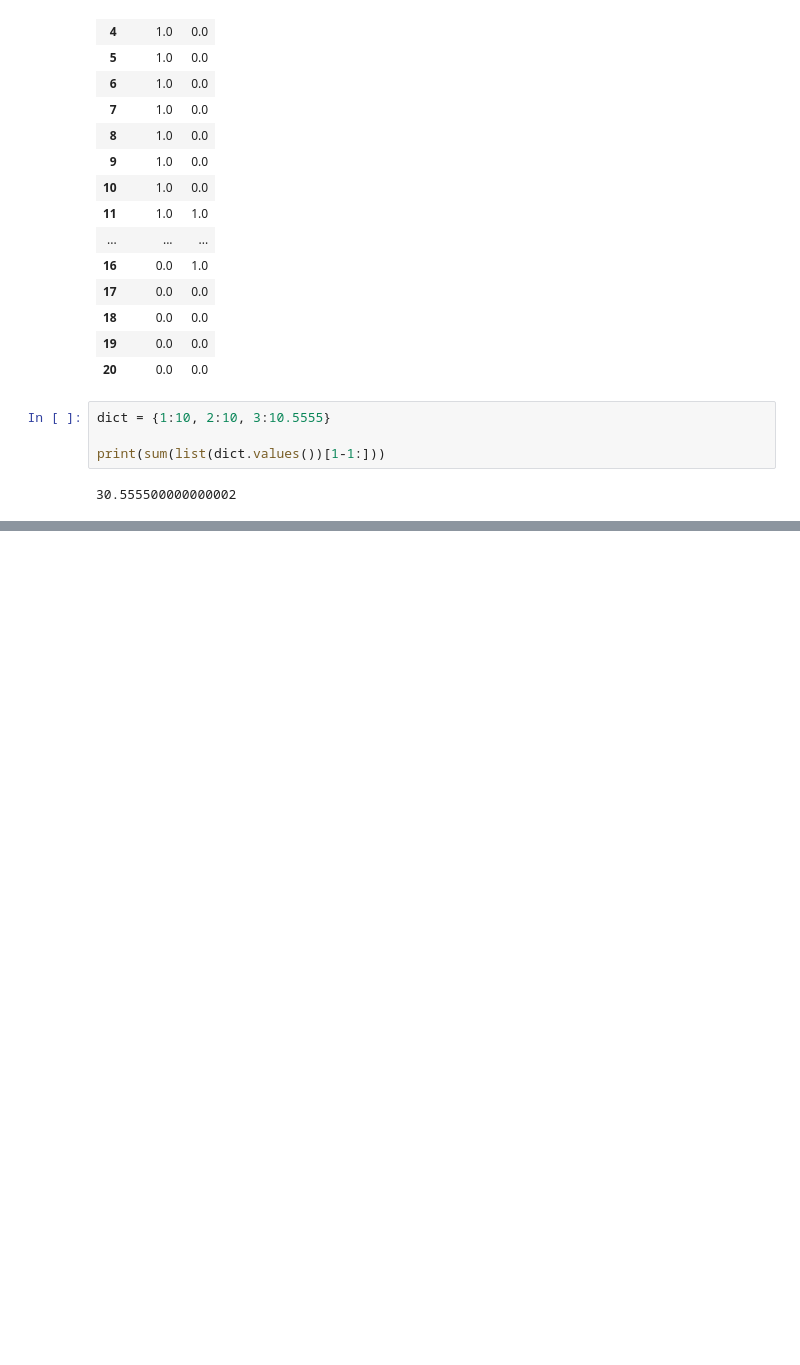
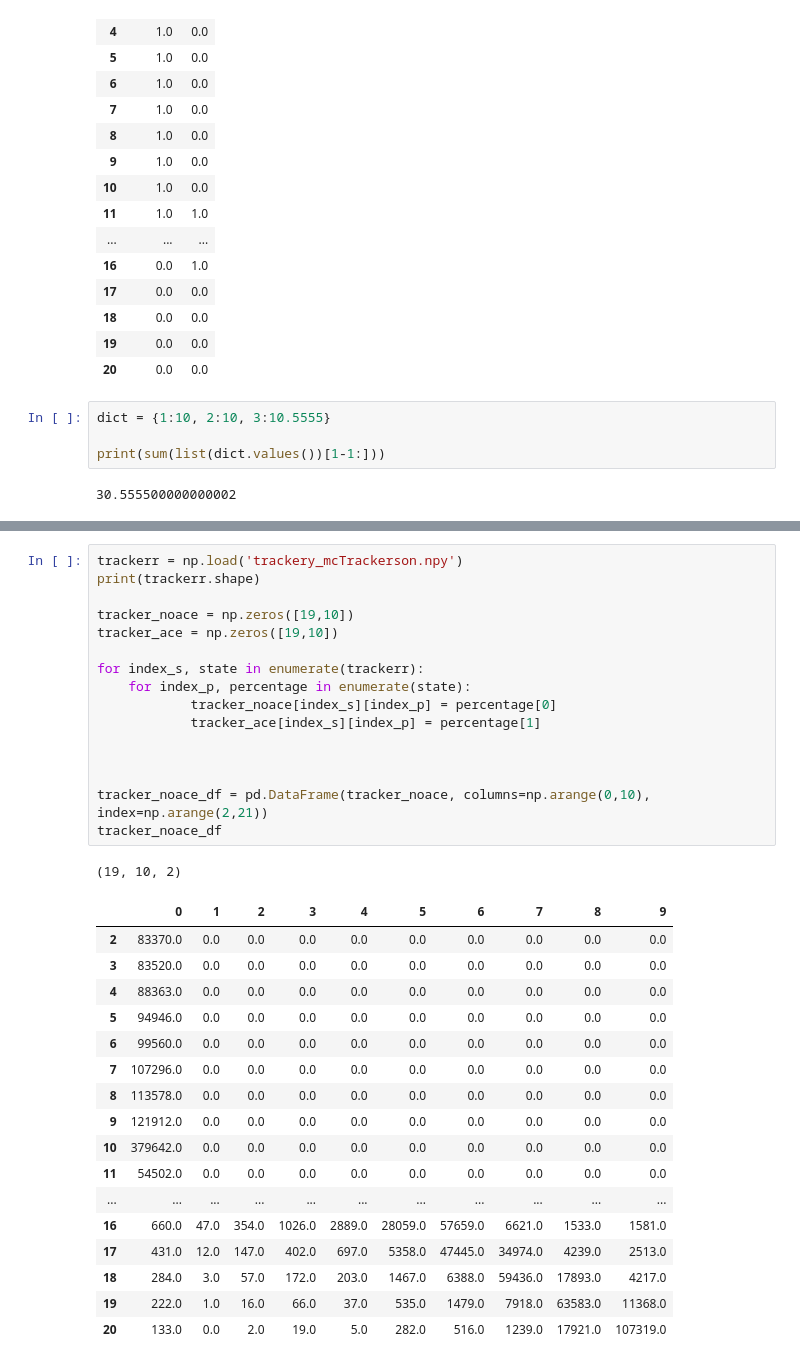
Before and after one commit to michaelgamstonNotts/MLiS_CW2, a Jupyter notebook: Code/visualise_tables.ipynb, the cells around one changed output, grey strips where cells are left out. Cells and saved outputs as stored; diff of their text form; blank space fills up the shorter version.

```diff
--- a/Code/visualise_tables.ipynb
+++ b/Code/visualise_tables.ipynb
@@ -112,0 +205,35 @@ array([[0., 0.],
+# %%
+trackerr = np.load('trackery_mcTrackerson.npy')
+print(trackerr.shape)
+
+tracker_noace = np.zeros([19,10])
+tracker_ace = np.zeros([19,10])
+
+for index_s, state in enumerate(trackerr):
+    for index_p, percentage in enumerate(state):
+            tracker_noace[index_s][index_p] = percentage[0]
+            tracker_ace[index_s][index_p] = percentage[1]
+
+
+
+tracker_noace_df = pd.DataFrame(tracker_noace, columns=np.arange(0,10), index=np.arange(2,21))
+tracker_noace_df
+# %% [output]
+(19, 10, 2)
+|  | 0 | 1 | 2 | 3 | 4 | 5 | 6 | 7 | 8 | 9 |
+| 2 | 83370.0 | 0.0 | 0.0 | 0.0 | 0.0 | 0.0 | 0.0 | 0.0 | 0.0 | 0.0 |
+| 3 | 83520.0 | 0.0 | 0.0 | 0.0 | 0.0 | 0.0 | 0.0 | 0.0 | 0.0 | 0.0 |
+| 4 | 88363.0 | 0.0 | 0.0 | 0.0 | 0.0 | 0.0 | 0.0 | 0.0 | 0.0 | 0.0 |
+| 5 | 94946.0 | 0.0 | 0.0 | 0.0 | 0.0 | 0.0 | 0.0 | 0.0 | 0.0 | 0.0 |
+| 6 | 99560.0 | 0.0 | 0.0 | 0.0 | 0.0 | 0.0 | 0.0 | 0.0 | 0.0 | 0.0 |
+| 7 | 107296.0 | 0.0 | 0.0 | 0.0 | 0.0 | 0.0 | 0.0 | 0.0 | 0.0 | 0.0 |
+| 8 | 113578.0 | 0.0 | 0.0 | 0.0 | 0.0 | 0.0 | 0.0 | 0.0 | 0.0 | 0.0 |
+| 9 | 121912.0 | 0.0 | 0.0 | 0.0 | 0.0 | 0.0 | 0.0 | 0.0 | 0.0 | 0.0 |
+| 10 | 379642.0 | 0.0 | 0.0 | 0.0 | 0.0 | 0.0 | 0.0 | 0.0 | 0.0 | 0.0 |
+| 11 | 54502.0 | 0.0 | 0.0 | 0.0 | 0.0 | 0.0 | 0.0 | 0.0 | 0.0 | 0.0 |
+| ... | ... | ... | ... | ... | ... | ... | ... | ... | ... | ... |
+| 16 | 660.0 | 47.0 | 354.0 | 1026.0 | 2889.0 | 28059.0 | 57659.0 | 6621.0 | 1533.0 | 1581.0 |
+| 17 | 431.0 | 12.0 | 147.0 | 402.0 | 697.0 | 5358.0 | 47445.0 | 34974.0 | 4239.0 | 2513.0 |
+| 18 | 284.0 | 3.0 | 57.0 | 172.0 | 203.0 | 1467.0 | 6388.0 | 59436.0 | 17893.0 | 4217.0 |
+| 19 | 222.0 | 1.0 | 16.0 | 66.0 | 37.0 | 535.0 | 1479.0 | 7918.0 | 63583.0 | 11368.0 |
+| 20 | 133.0 | 0.0 | 2.0 | 19.0 | 5.0 | 282.0 | 516.0 | 1239.0 | 17921.0 | 107319.0 |
```
Also changed, not shown: parts of 6 cells of this notebook, 3 other files.
